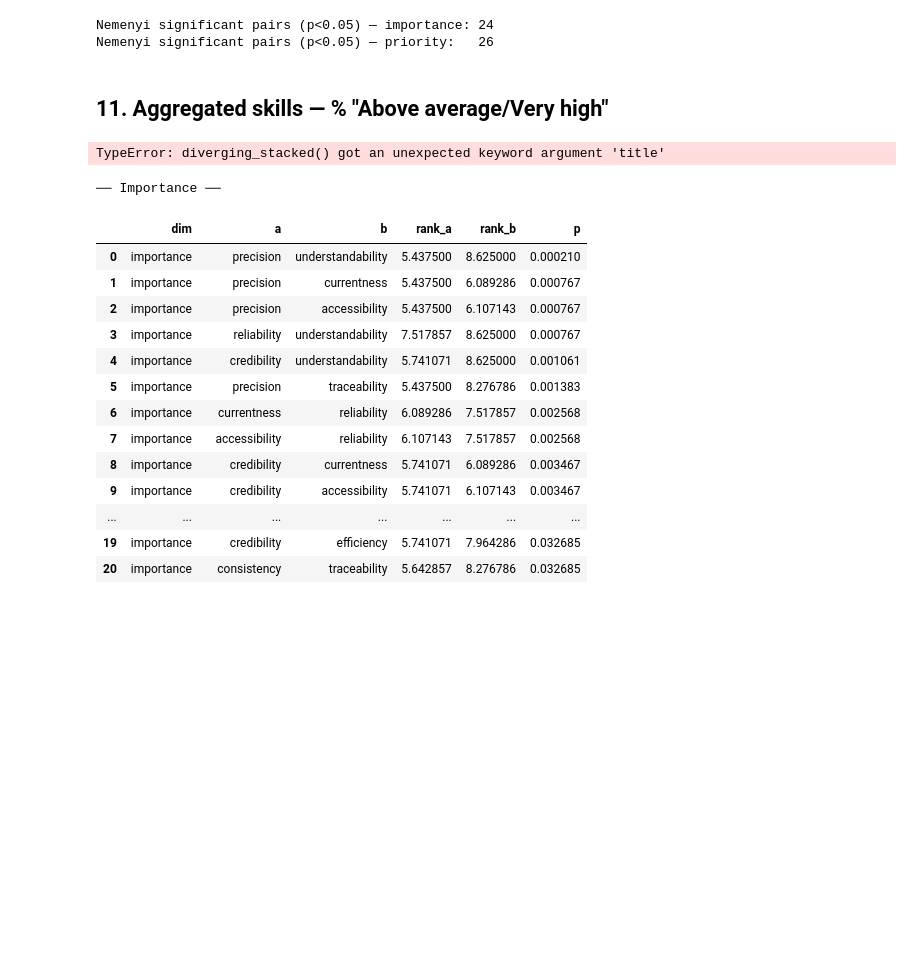
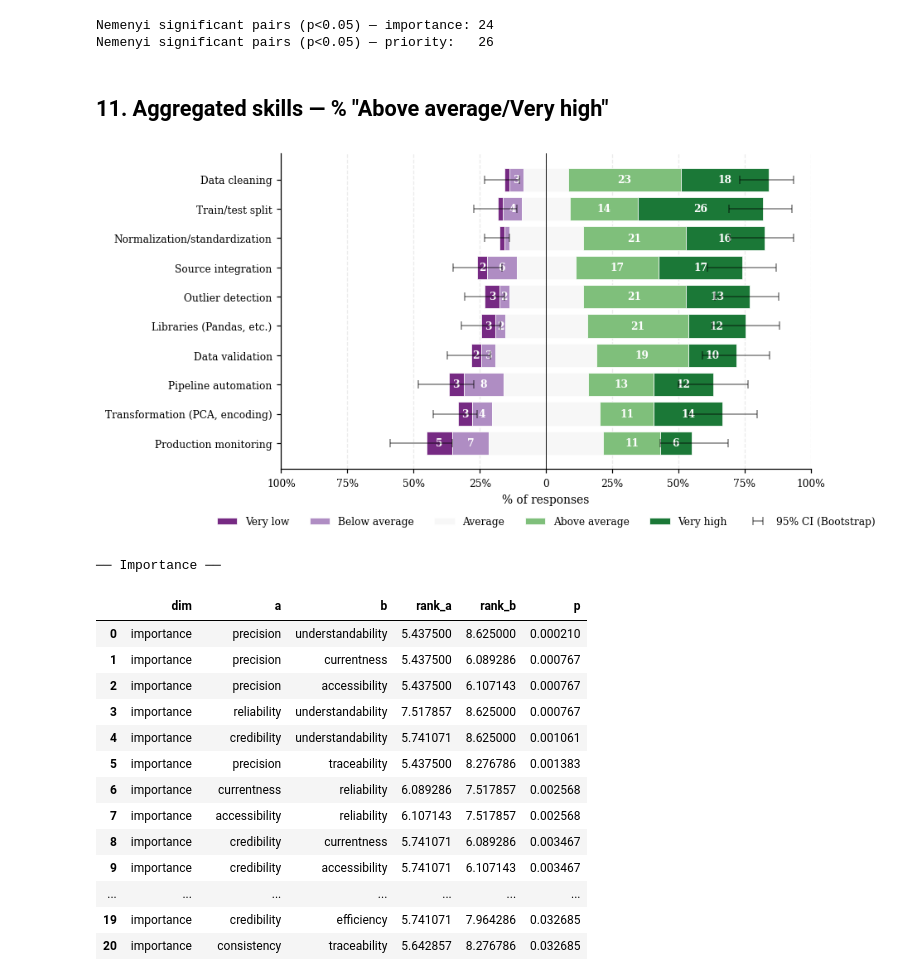
Before and after one commit to reset-ufc/data-quality-requirements-ml-systems, a Jupyter notebook: notebooks/RQ1.ipynb, the cells around one changed output. Drawn from its saved outputs; the diff is of its cells as text; code cells hidden in the pictures; blank space fills up the shorter version.

```diff
--- a/notebooks/RQ1.ipynb
+++ b/notebooks/RQ1.ipynb
@@ -42,8 +42,8 @@ warnings.filterwarnings('ignore')
 import pandas as pd
 import utils as U
 # %%
-DATA = pathlib.Path('..') / 'data'
-df_raw = pd.read_excel(DATA / 'quality_analisys.xlsx')
+DATA = pathlib.Path('..') / 'data' / 'raw'
+df_raw = pd.read_excel(DATA / 'full_quali.xlsx')
 
 word_cols = ['word_1', 'word_2', 'word_3', 'word_4', 'word_5']
 
@@ -771,31 +771,30 @@ Nemenyi significant pairs (p<0.05) — priority:   26
 # %%
 skills_renamed = skills_long.copy()
 _skill_items = list(U.SKILL_LABELS_PT.keys())
 
 _skill_ci = _bootstrap_ci(
     skills_renamed.dropna(),
     "activity",
     "skill",
     _skill_items,
     top_levels=[4, 5],
     bottom_levels=[1, 2],
 )
 
 fig = diverging_stacked(
     skills_renamed.dropna(),
     item_col="activity",
     value_col="skill",
     item_labels=U.SKILL_LABELS_PT,
     level_labels=["Very low", "Below average", "Average", "Above average", "Very high"],
-    title="Self-assessed skill in data processing activities (Q8)",
     figsize=(7.5, 4.5),
     ci_df=_skill_ci,
 )
 
 U.save_fig(fig, "skills_diverging")
 plt.show()
 # %% [output]
-TypeError: diverging_stacked() got an unexpected keyword argument 'title'
+[figure, added]
 # %%
 from IPython.display import display as _display
 print("── Importance ──")
```
Also changed, not shown: 6 other files.
